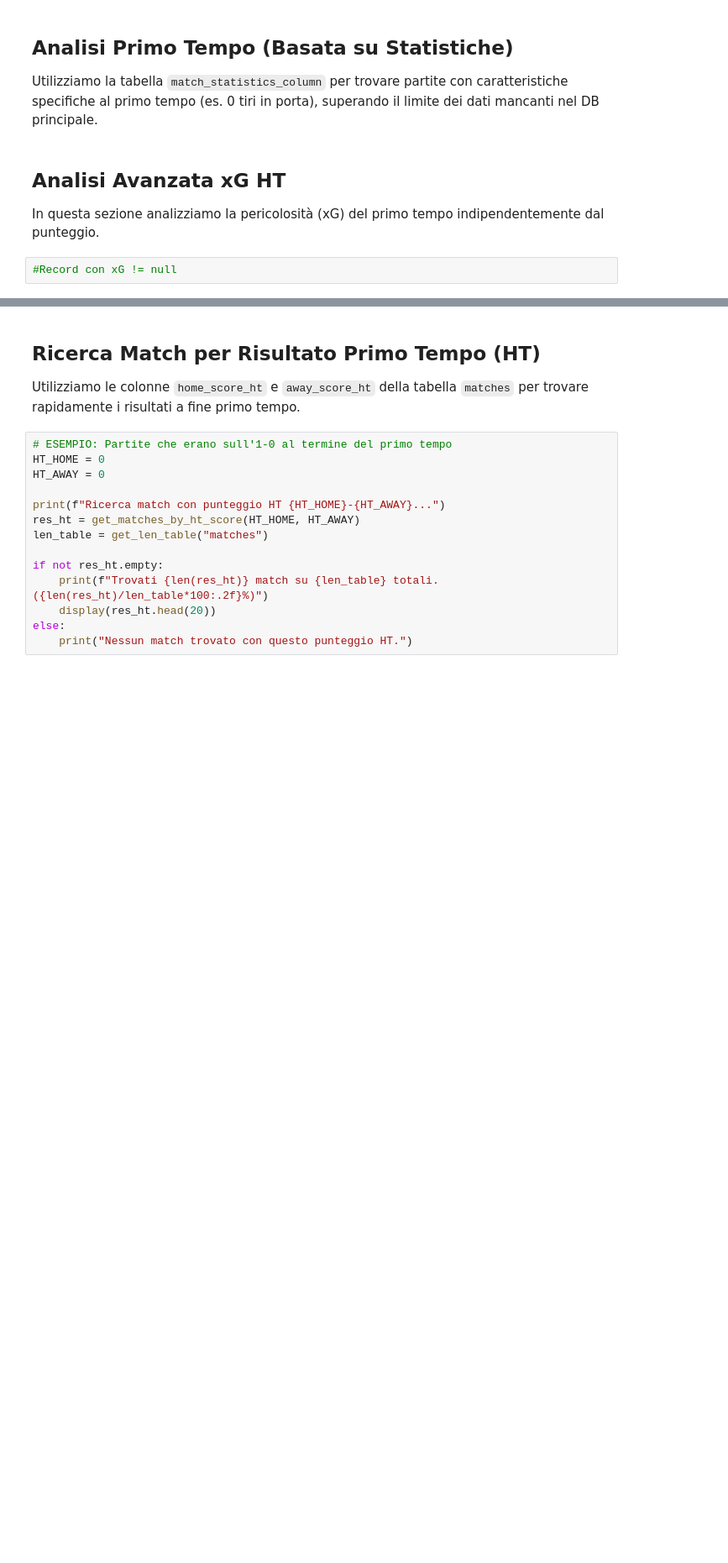
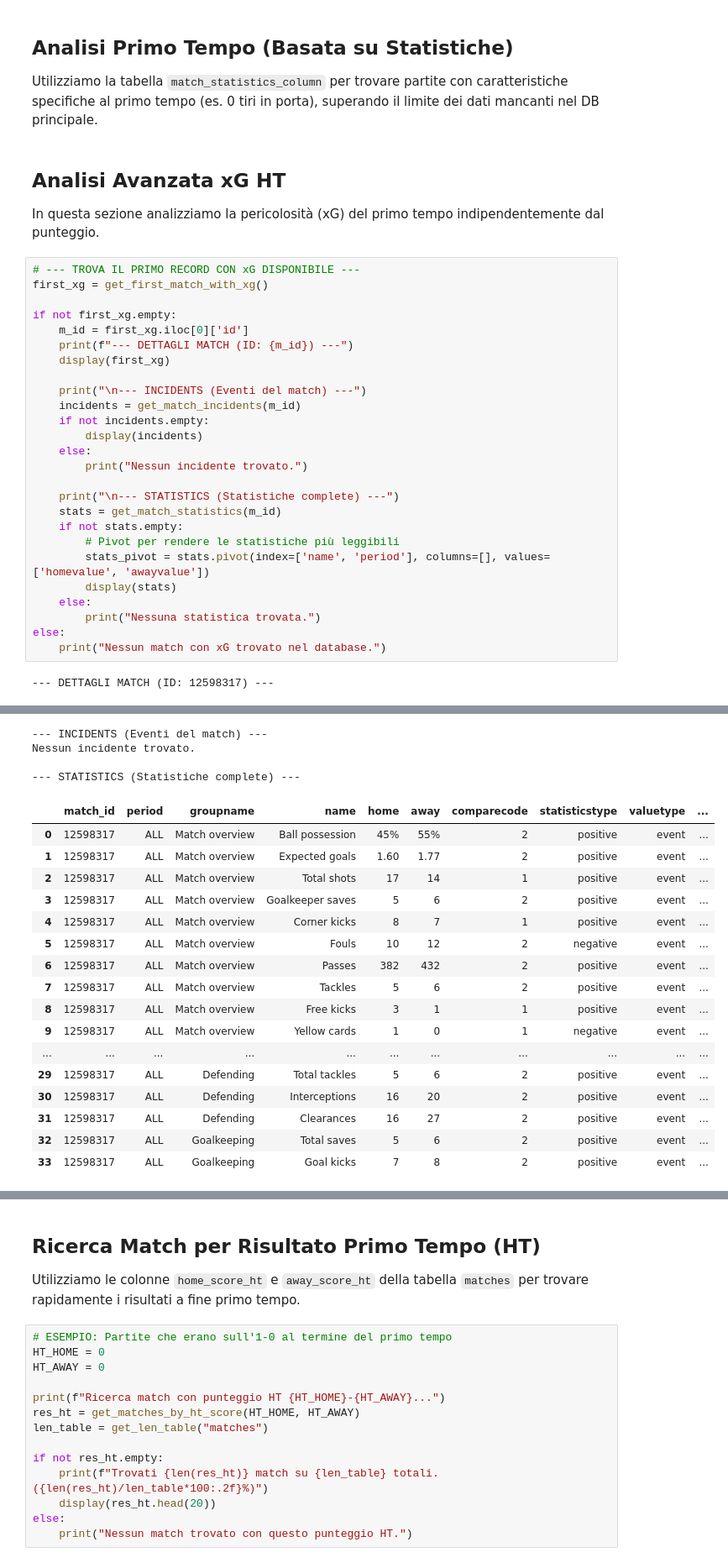
Before and after one commit to nsilveri/pySofa, a Jupyter notebook: scripts/analyze_score_frequency/filters.ipynb, the cells around one changed output, grey strips where cells are left out. Shown at 84% size. Saved outputs shown, nothing was run; the diff lists cells and outputs as text; blank space fills up the shorter version.

```diff
--- a/scripts/analyze_score_frequency/filters.ipynb
+++ b/scripts/analyze_score_frequency/filters.ipynb
@@ -76,5 +93,31 @@ Utilizziamo la tabella `match_statistics_column` per trovare partite con caratte
 ## Analisi Avanzata xG HT
 
 In questa sezione analizziamo la pericolosità (xG) del primo tempo indipendentemente dal punteggio.
-# %%
-#Record con xG != null
+# %%
+# --- TROVA IL PRIMO RECORD CON xG DISPONIBILE ---
+first_xg = get_first_match_with_xg()
+
+if not first_xg.empty:
+    m_id = first_xg.iloc[0]['id']
+    print(f"--- DETTAGLI MATCH (ID: {m_id}) ---")
+    display(first_xg)
+
+    print("\n--- INCIDENTS (Eventi del match) ---")
+    incidents = get_match_incidents(m_id)
+    if not incidents.empty:
+        display(incidents)
+    else:
+        print("Nessun incidente trovato.")
+
+    print("\n--- STATISTICS (Statistiche complete) ---")
+    stats = get_match_statistics(m_id)
+    if not stats.empty:
+        # Pivot per rendere le statistiche più leggibili
+        stats_pivot = stats.pivot(index=['name', 'period'], columns=[], values=['homevalue', 'awayvalue'])
+        display(stats)
+    else:
+        print("Nessuna statistica trovata.")
+else:
+    print("Nessun match con xG trovato nel database.")
+# %% [output]
+--- DETTAGLI MATCH (ID: 12598317) ---
@@ -80,0 +126,21 @@ In questa sezione analizziamo la pericolosità (xG) del primo tempo indipendente
+--- INCIDENTS (Eventi del match) ---
+Nessun incidente trovato.
+
+--- STATISTICS (Statistiche complete) ---
+|  | match_id | period | groupname | name | home | away | comparecode | statisticstype | valuetype | ... |
+| 0 | 12598317 | ALL | Match overview | Ball possession | 45% | 55% | 2 | positive | event | ... |
+| 1 | 12598317 | ALL | Match overview | Expected goals | 1.60 | 1.77 | 2 | positive | event | ... |
+| 2 | 12598317 | ALL | Match overview | Total shots | 17 | 14 | 1 | positive | event | ... |
+| 3 | 12598317 | ALL | Match overview | Goalkeeper saves | 5 | 6 | 2 | positive | event | ... |
+| 4 | 12598317 | ALL | Match overview | Corner kicks | 8 | 7 | 1 | positive | event | ... |
+| 5 | 12598317 | ALL | Match overview | Fouls | 10 | 12 | 2 | negative | event | ... |
+| 6 | 12598317 | ALL | Match overview | Passes | 382 | 432 | 2 | positive | event | ... |
+| 7 | 12598317 | ALL | Match overview | Tackles | 5 | 6 | 2 | positive | event | ... |
+| 8 | 12598317 | ALL | Match overview | Free kicks | 3 | 1 | 1 | positive | event | ... |
+| 9 | 12598317 | ALL | Match overview | Yellow cards | 1 | 0 | 1 | negative | event | ... |
+| ... | ... | ... | ... | ... | ... | ... | ... | ... | ... | ... |
+| 29 | 12598317 | ALL | Defending | Total tackles | 5 | 6 | 2 | positive | event | ... |
+| 30 | 12598317 | ALL | Defending | Interceptions | 16 | 20 | 2 | positive | event | ... |
+| 31 | 12598317 | ALL | Defending | Clearances | 16 | 27 | 2 | positive | event | ... |
+| 32 | 12598317 | ALL | Goalkeeping | Total saves | 5 | 6 | 2 | positive | event | ... |
+| 33 | 12598317 | ALL | Goalkeeping | Goal kicks | 7 | 8 | 2 | positive | event | ... |
```
Also changed, not shown: parts of 15 cells of this notebook, 6 other files.
